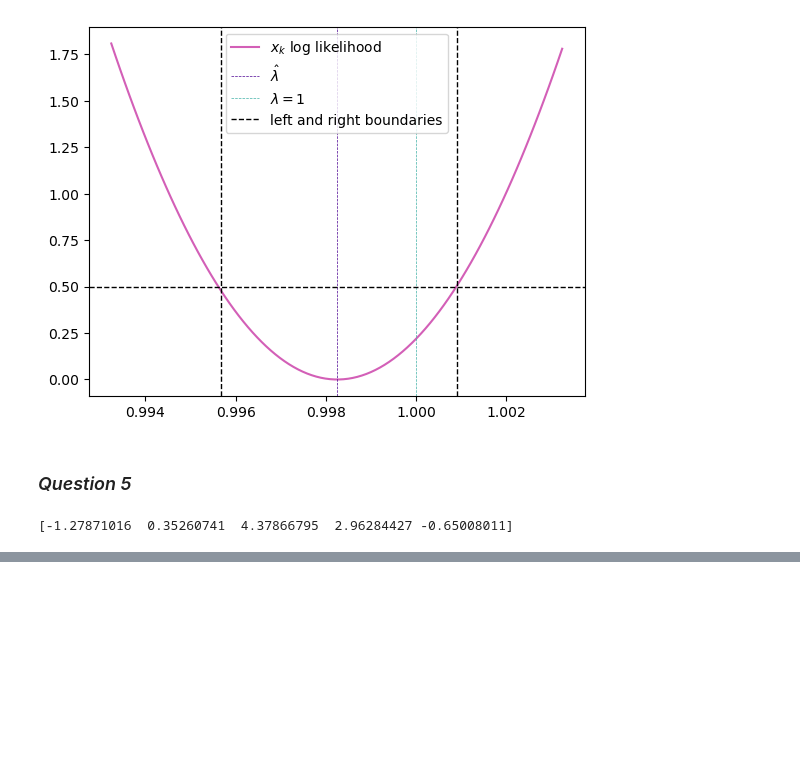
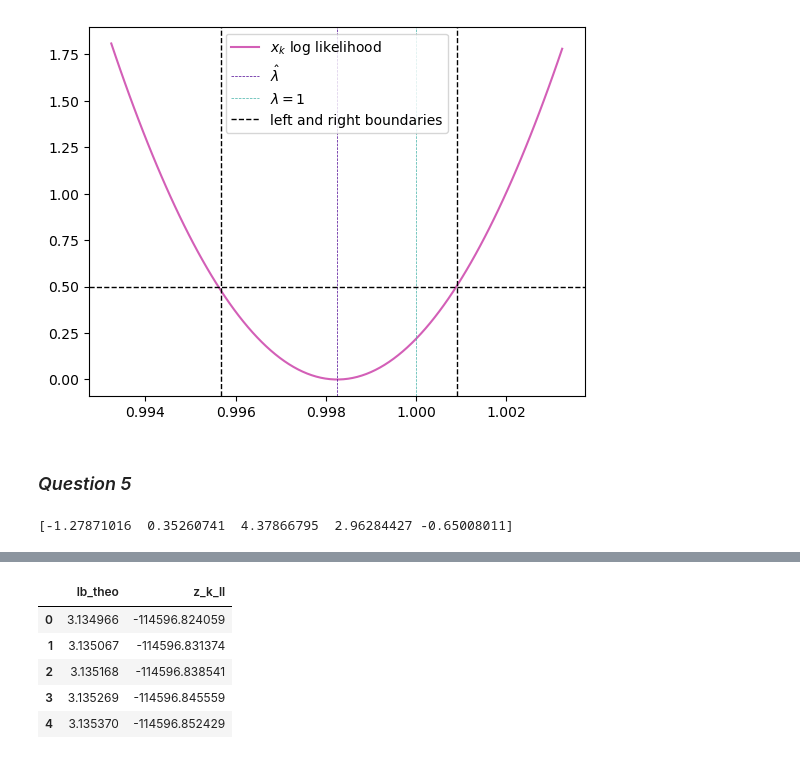
Before and after one commit to KittJonathan/DU_DATA_SCIENTIST, a Jupyter notebook: 02-STATISTICS/Statistics_project_2024_Kitt_Jonathan.ipynb, the cells around one changed output, grey strips where cells are left out. Cells and saved outputs as stored; diff of their text form; code cells hidden in the pictures; blank space fills up the shorter version.

```diff
--- a/02-STATISTICS/Statistics_project_2024_Kitt_Jonathan.ipynb
+++ b/02-STATISTICS/Statistics_project_2024_Kitt_Jonathan.ipynb
@@ -271,0 +325,15 @@ print(x_log[0:5])
+# %%
+# We create a pandas dataframe containing the lb_theo values and corresponding x_k_ll values
+# We do this to facilitate the evaluation of the uncertainty
+
+df = pd.DataFrame({'lb_theo': lb_theo,
+                  'z_k_ll': z_k_ll})
+
+df.head()
+# %% [output]
+|  | lb_theo | z_k_ll |
+| 0 | 3.134966 | -114596.824059 |
+| 1 | 3.135067 | -114596.831374 |
+| 2 | 3.135168 | -114596.838541 |
+| 3 | 3.135269 | -114596.845559 |
+| 4 | 3.135370 | -114596.852429 |
```
Also changed, not shown: parts of 10 cells of this notebook, 3 other files.
